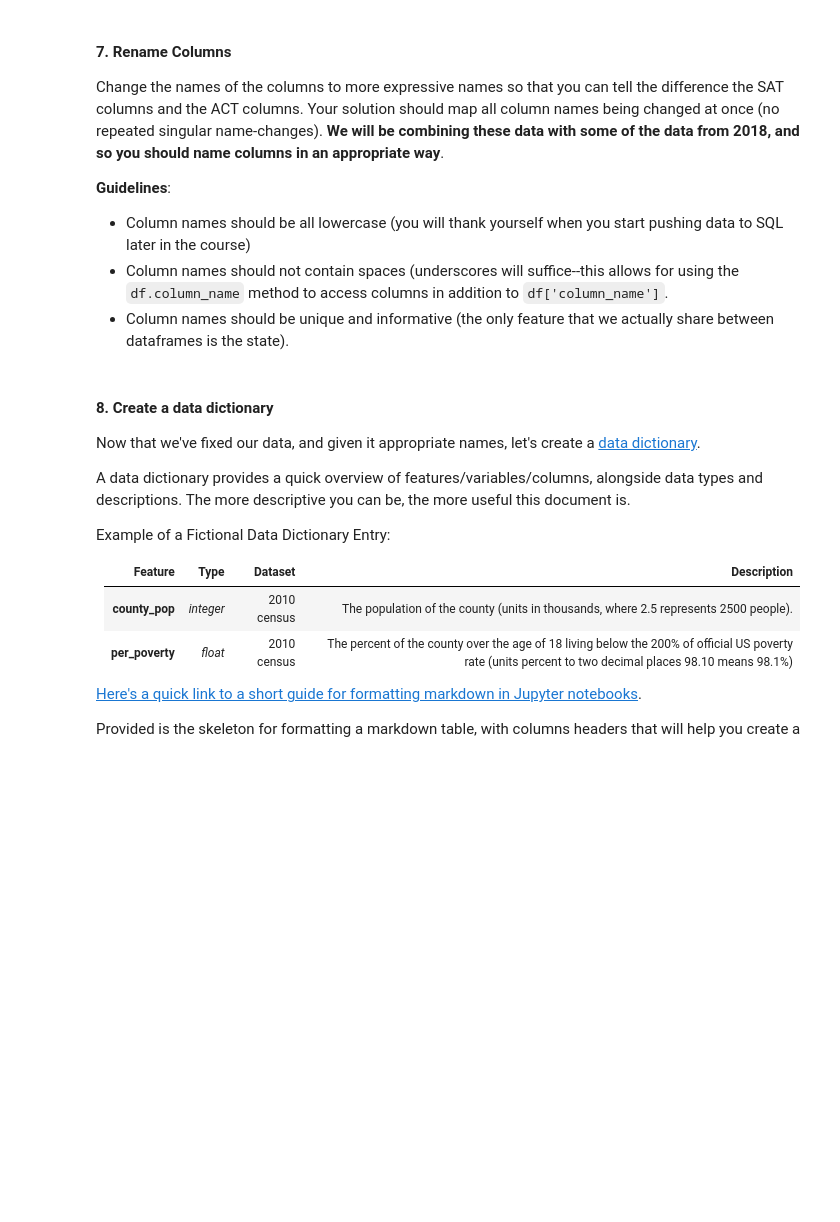
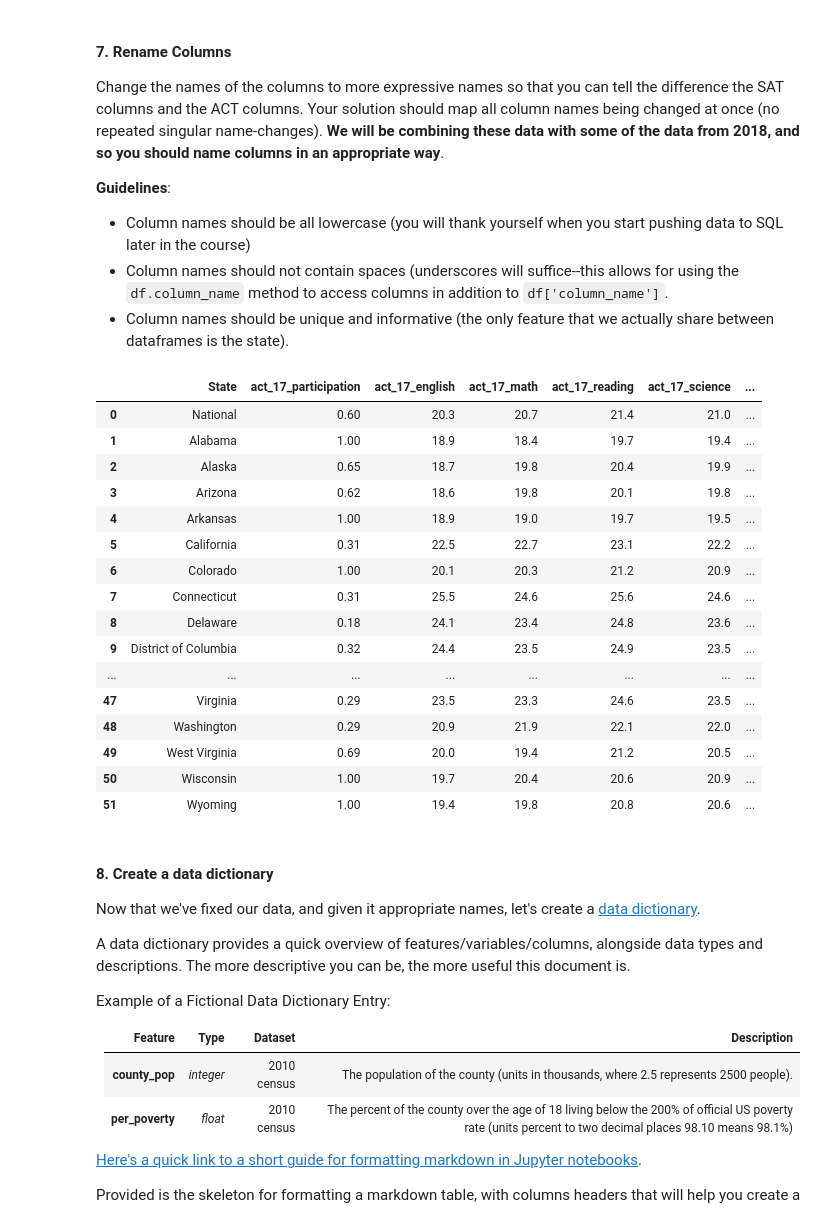
Before and after one commit to KennethChewx/Project_1, a Jupyter notebook: code/starter-code.ipynb, the cells around one changed output. Cells and saved outputs as stored; diff of their text form; code cells hidden in the pictures; blank space fills up the shorter version.

```diff
--- a/code/starter-code.ipynb
+++ b/code/starter-code.ipynb
@@ -189,4 +208,5 @@ Based on what you discovered above, use appropriate methods to re-type incorrect
 - Define a function that will allow you to convert participation rates to an appropriate numeric type. Use `map` or `apply` to change these columns in each dataframe.
 # %%
 #code
-sat_df['Participation'] = sat_df['Participation'].str.replace('%', '').astype(float)/100
+def p2f(x):
+    return x.str.replace('%','').astype(float)/100
@@ -193,5 +215,5 @@ sat_df['Participation'] = sat_df['Participation'].str.replace('%', '').astype(fl
 # %%
-act_df['Participation'] = act_df['Participation'].str.replace('%', '').astype(float)/100
+act_df['Participation'] = p2f(act_df['Participation'])
 # %% [markdown]
 - Fix any individual values preventing other columns from being the appropriate type.
 # %%
@@ -217,3 +229,5 @@ act_df.tail(10)
+# %%
+act_df['Composite'] = act_df['Composite'].astype(float)
 # %% [markdown]
 - Display the data types again to confirm they are correct.
 # %%
@@ -250,3 +262,35 @@ Change the names of the columns to more expressive names so that you can tell th
+# %%
+#code
+sat17_df = sat_df.rename(columns={'Participation':'sat_17_participation',
+                       'Evidence-Based Reading and Writing':'sat_17_erw',
+                       'Math':'sat_17_math',
+                      'New Total':'sat_17_total'})
+act17_df = act_df.rename(columns={'Participation':'act_17_participation',
+                       'English':'act_17_english',
+                       'Math':'act_17_math',
+                      'Reading':'act_17_reading',
+                      'Science':'act_17_science',
+                      'Composite':'act_17_composite'})
+# %%
+act17_df
+# %% [output]
+|  | State | act_17_participation | act_17_english | act_17_math | act_17_reading | act_17_science | ... |
+| 0 | National | 0.60 | 20.3 | 20.7 | 21.4 | 21.0 | ... |
+| 1 | Alabama | 1.00 | 18.9 | 18.4 | 19.7 | 19.4 | ... |
+| 2 | Alaska | 0.65 | 18.7 | 19.8 | 20.4 | 19.9 | ... |
+| 3 | Arizona | 0.62 | 18.6 | 19.8 | 20.1 | 19.8 | ... |
+| 4 | Arkansas | 1.00 | 18.9 | 19.0 | 19.7 | 19.5 | ... |
+| 5 | California | 0.31 | 22.5 | 22.7 | 23.1 | 22.2 | ... |
+| 6 | Colorado | 1.00 | 20.1 | 20.3 | 21.2 | 20.9 | ... |
+| 7 | Connecticut | 0.31 | 25.5 | 24.6 | 25.6 | 24.6 | ... |
+| 8 | Delaware | 0.18 | 24.1 | 23.4 | 24.8 | 23.6 | ... |
+| 9 | District of Columbia | 0.32 | 24.4 | 23.5 | 24.9 | 23.5 | ... |
+| ... | ... | ... | ... | ... | ... | ... | ... |
+| 47 | Virginia | 0.29 | 23.5 | 23.3 | 24.6 | 23.5 | ... |
+| 48 | Washington | 0.29 | 20.9 | 21.9 | 22.1 | 22.0 | ... |
+| 49 | West Virginia | 0.69 | 20.0 | 19.4 | 21.2 | 20.5 | ... |
+| 50 | Wisconsin | 1.00 | 19.7 | 20.4 | 20.6 | 20.9 | ... |
+| 51 | Wyoming | 1.00 | 19.4 | 19.8 | 20.8 | 20.6 | ... |
 # %% [markdown]
 #### 8. Create a data dictionary
 
```
Also changed, not shown: parts of 27 cells of this notebook, 5 other files.
